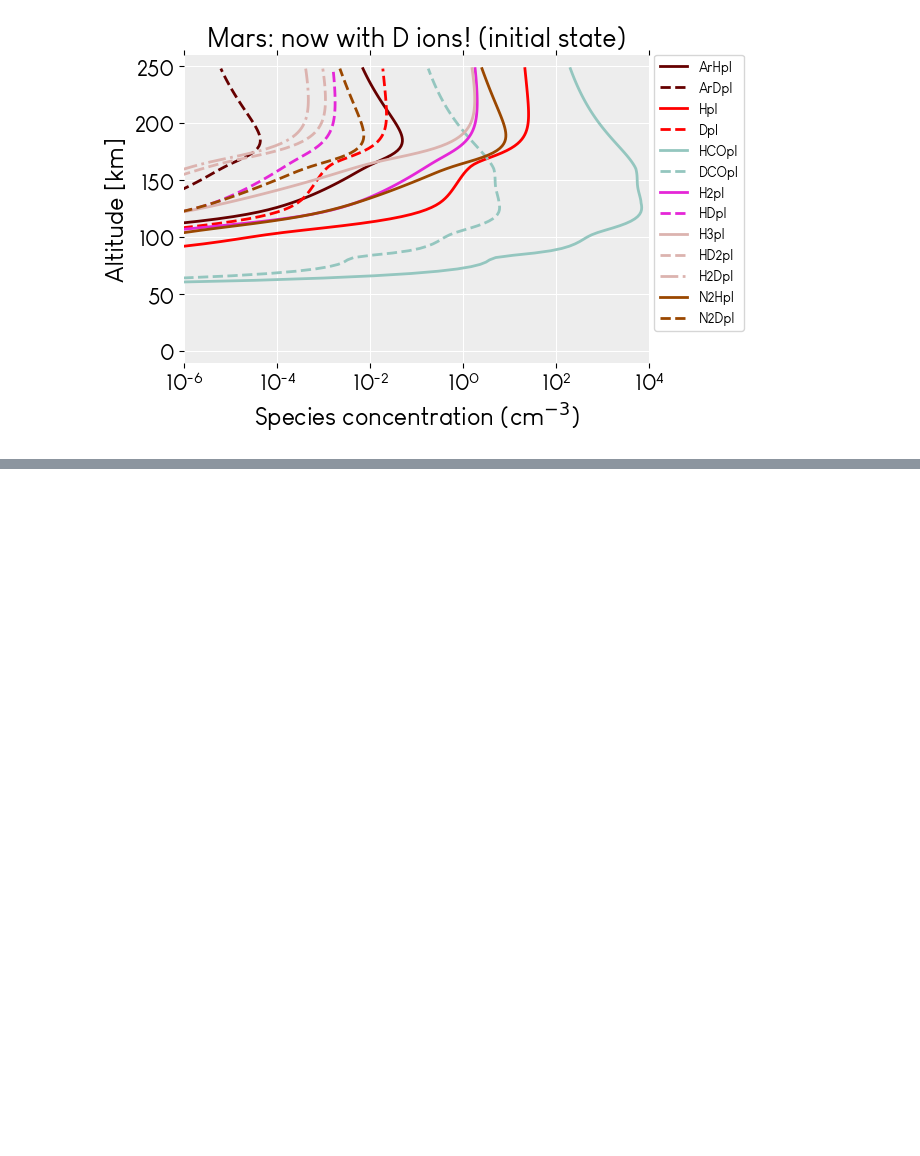
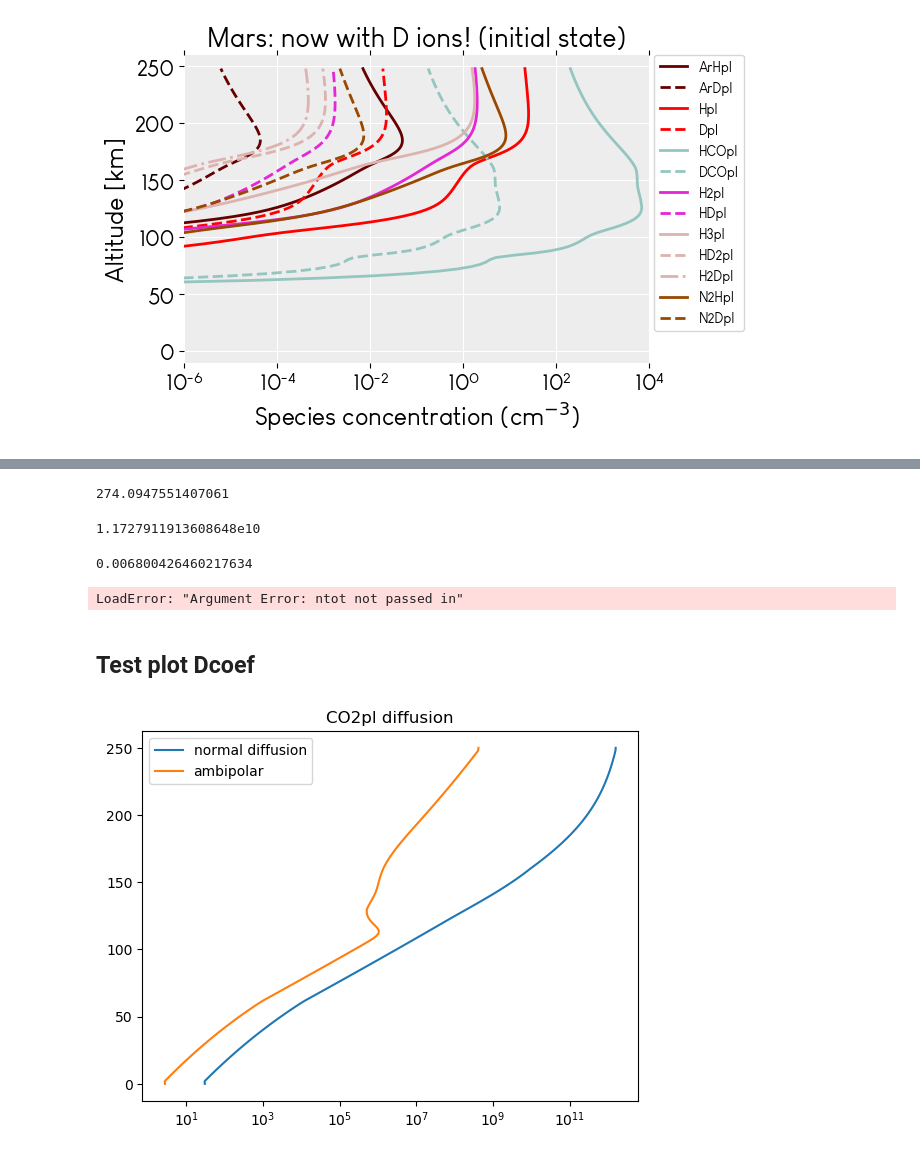
Before and after one commit to emcangi/bluejay, a Jupyter notebook: Code Sandbox.ipynb, the cells around one changed output, grey strips where cells are left out. Cells and saved outputs as stored; diff of their text form; code cells hidden in the pictures; blank space fills up the shorter version.

Commit message:
Added ambipolar diffusion and improved error tolerance control.

```diff
--- a/Code Sandbox.ipynb
+++ b/Code Sandbox.ipynb
@@ -1540,0 +1695,42 @@ show()
+# %%
+z = 150e5
+Tn = T_all(z, 216., 130., 205., "neutral")
+Ti = T_all(z, 216., 130., 205., "ion")
+Te = T_all(z, 216., 130., 205., "electron")
+# %% [output]
+274.0947551407061
+# %%
+ncur = get_ncurrent("6wdD_neutrals.h5")
+nt = n_tot(ncur, z)
+Dcoef(Tn, Ti, Te, nt, :H)
+# %% [output]
+1.1727911913608648e10
+# %%
+Dcoef(Tn, Ti, Te, :Hpl; ncur=ncur, z=z)
+# %% [output]
+0.006800426460217634
+# %%
+Dcoef(Tn, Ti, Te, :HDO)
+# %% [output]
+LoadError: "Argument Error: ntot not passed in"
+# %% [markdown]
+## Test plot Dcoef
+# %%
+Tn_arr = map(z->T_all(z, 216., 130., 205., "neutral"), alt)
+Ti_arr = map(z->T_all(z, 216., 130., 205., "ion"), alt)
+Te_arr = map(z->T_all(z, 216., 130., 205., "electron"), alt)
+Tp_arr = (Ti_arr .+ Te_arr) / 2
+ncur = get_ncurrent("6wdD_neutrals.h5")
+
+figure()
+D_arr = map((Ti, a)->Dcoef(Ti, n_tot(ncur, a), :CO2pl), Ti_arr, alt)
+Dapd_arr = map((Tp, a)->Dcoef(Tp, :CO2pl, ncur, a), Tp_arr, alt)
+
+plot(D_arr, alt./1e5, label="normal diffusion")
+plot(Dapd_arr, alt./1e5, label="ambipolar")
+legend()
+title("CO2pl diffusion")
+xscale("log")
+show()
+# %% [output]
+[figure, added]
```
Also changed, not shown: parts of 28 cells of this notebook, 18 other files.
